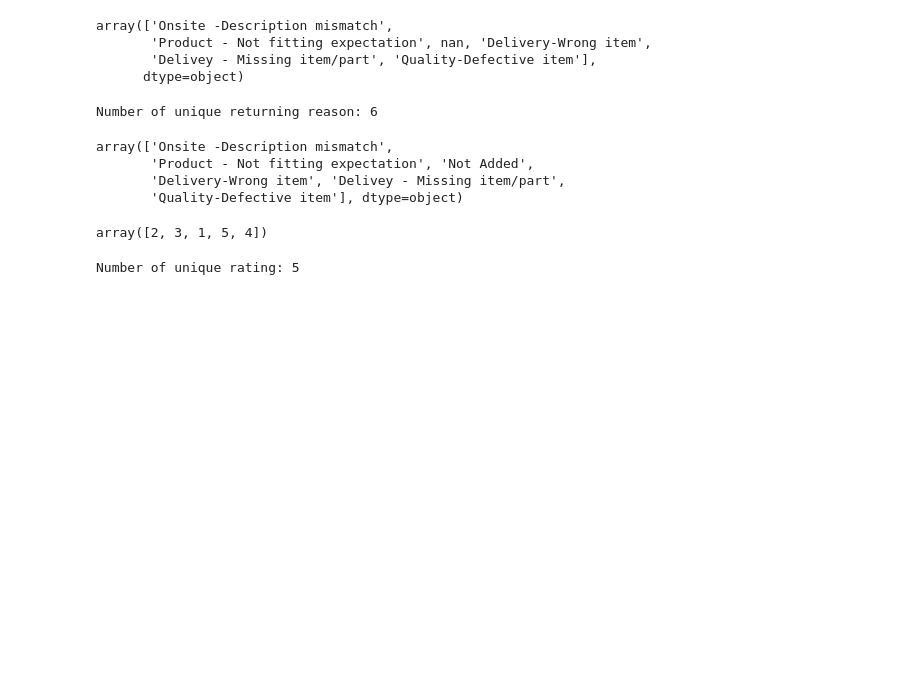
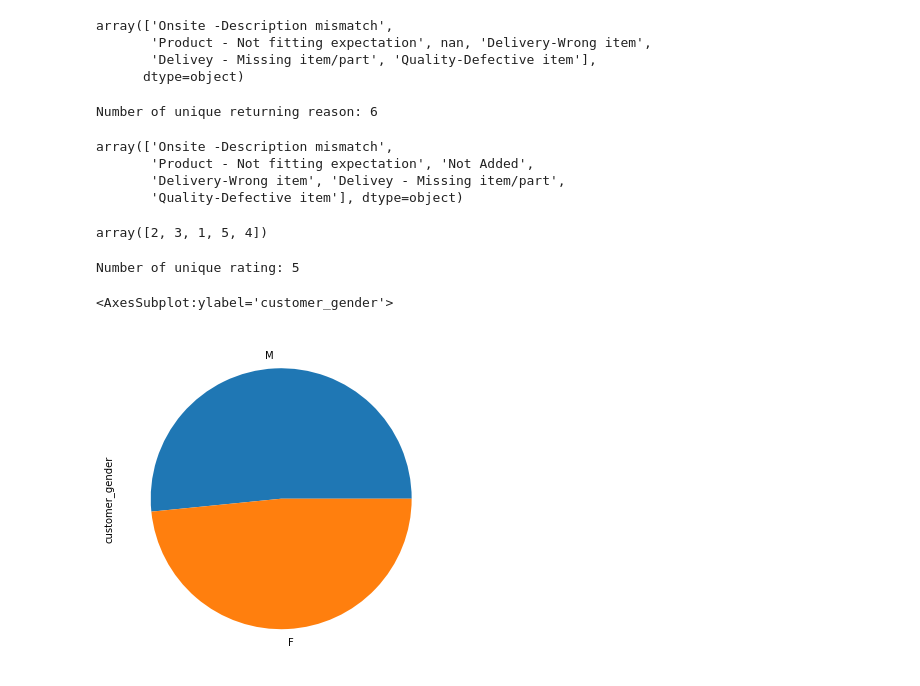
Before and after one commit to iimrx/festman_challenge, a Jupyter notebook: etl.ipynb, the cells around one changed output. Saved outputs shown, nothing was run; the diff lists cells and outputs as text; code cells hidden in the pictures; blank space fills up the shorter version.

```diff
--- a/etl.ipynb
+++ b/etl.ipynb
@@ -1,7 +1,7 @@
 # %%
 import pandas as pd
 # %%
-df = pd.read_csv('./dataset/festman_ecommerce.csv')
+df = pd.read_csv('./dataset/original/festman_ecommerce.csv')
 df.head()
 # %% [output]
 |  | OrderDate | OrderID | Delivery Date | CustomerID | Customer Age | Customer Gender | Location | Zone | ... |
@@ -45,8 +45,7 @@ Data columns (total 17 columns):
 dtypes: float64(2), int64(3), object(12)
 memory usage: 14.7+ MB
 # %%
-df['order_date'] = pd.to_datetime(df['order_date'])
-df['delivery_date'] = pd.to_datetime(df['delivery_date'])
+df[['order_date', 'delivery_date']] = df[['order_date', 'delivery_date']].apply(pd.to_datetime, format='%m/%d/%Y')
 # %%
 df.info()
 # %% [output]
@@ -152,3 +151,8 @@ print(f"\nNumber of unique rating: {len(df['rating'].unique())}")
 # %% [output]
 array([2, 3, 1, 5, 4])
 Number of unique rating: 5
+# %%
+df['customer_gender'].value_counts().plot.pie(figsize=(15,6))
+# %% [output]
+<AxesSubplot:ylabel='customer_gender'>
+[figure, added]
```
Also changed, not shown: parts of 7 cells of this notebook.
